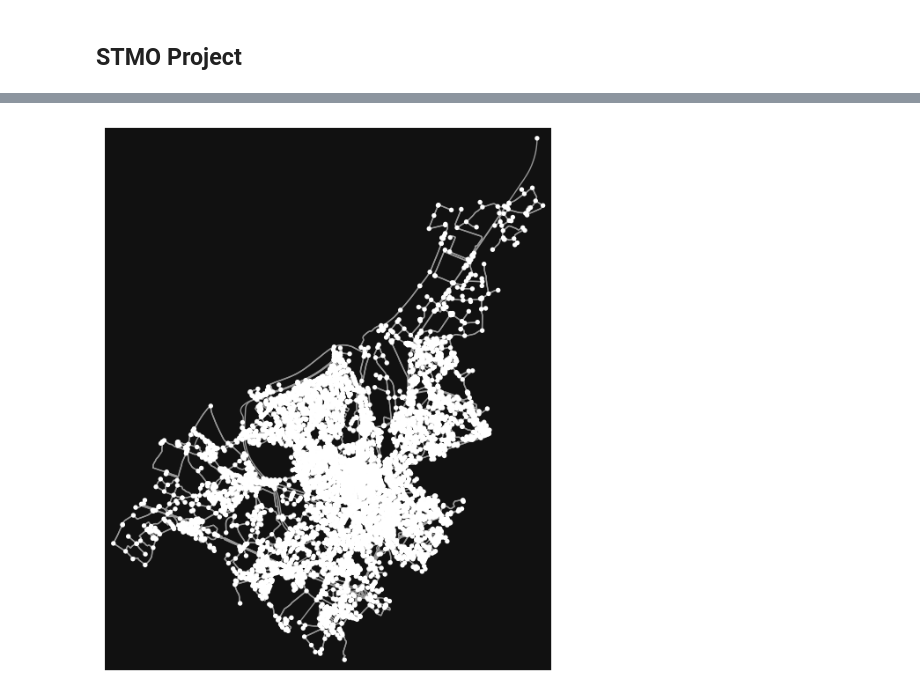
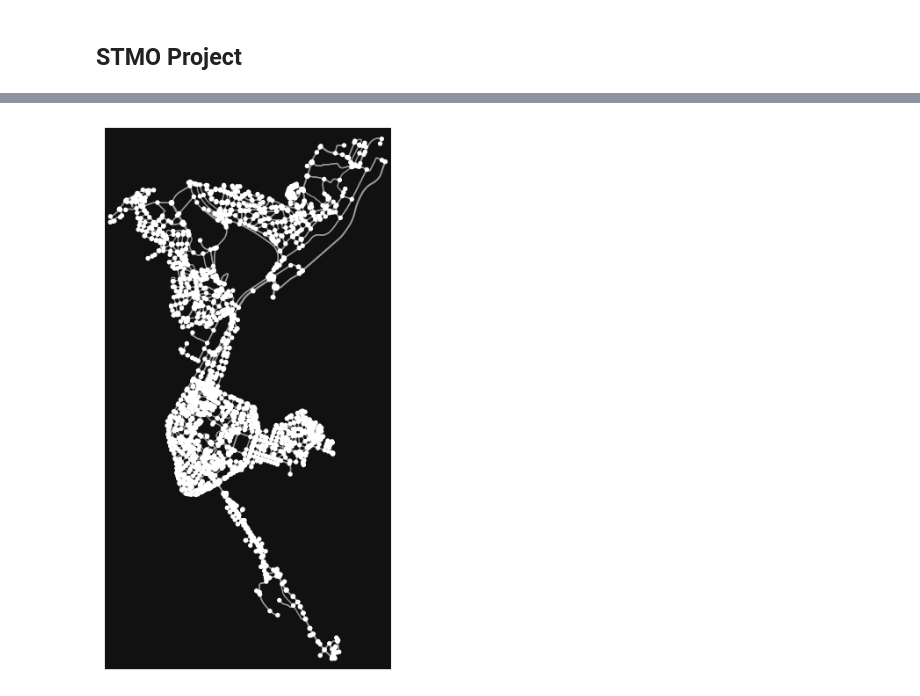
Before and after one commit to robbefonteyn/PathFindR-Ghent, a Jupyter notebook: running_route.ipynb, the cells around one changed output, grey strips where cells are left out. Cells and saved outputs as stored; diff of their text form; code cells hidden in the pictures.

```diff
--- a/running_route.ipynb
+++ b/running_route.ipynb
@@ -33,7 +35,7 @@ import osmnx as ox
 # %%
-place_name = 'Ghent'
+place_name = 'Brussels'
 graph = ox.graph_from_place(place_name, network_type='drive')
 fig, ax = ox.plot_graph(graph)
 plt.show()
 # %% [output]
-[figure, old version]
+[figure, new version]
```
Also changed, not shown: parts of 2 cells of this notebook.
